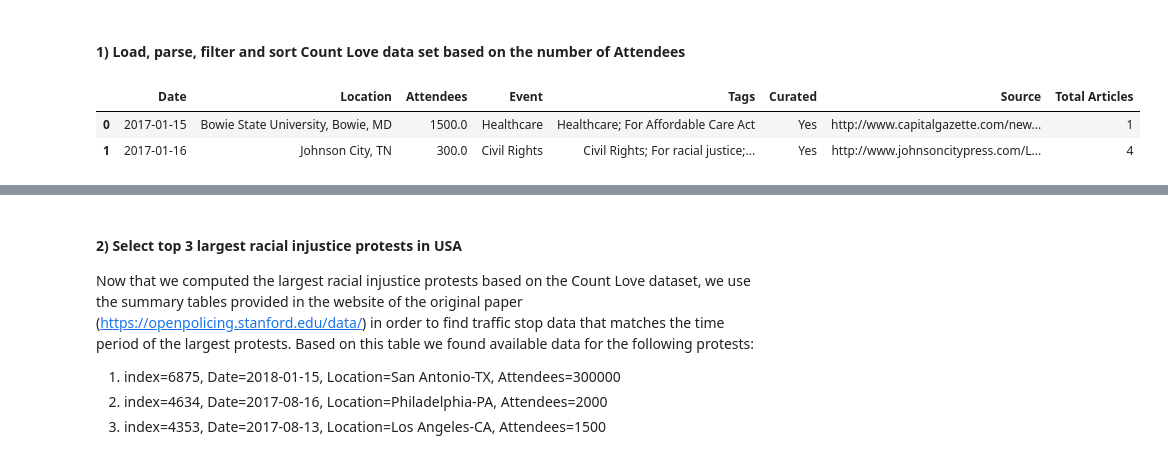
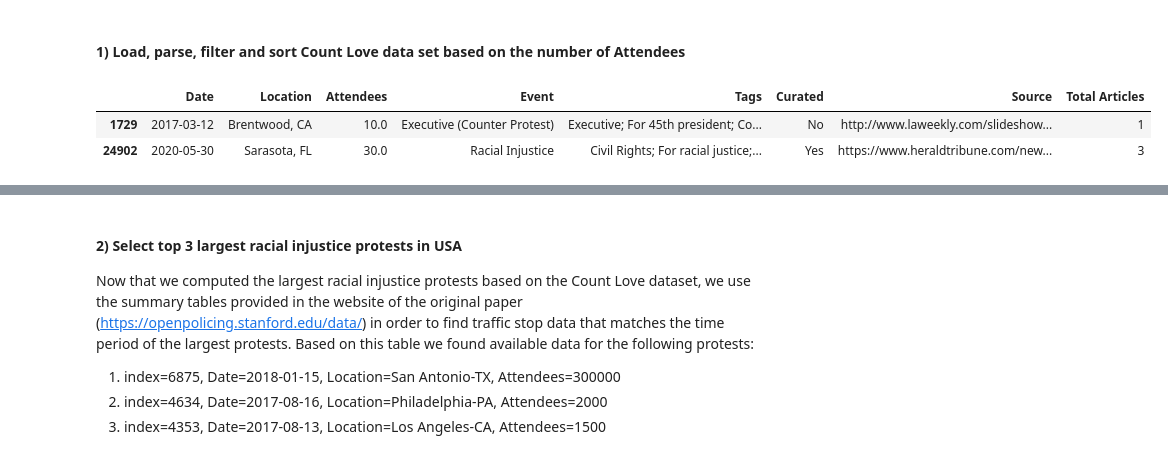
Before and after one commit to epfl-ada/ada-2020-project-milestone-p3-p3_three_musketeers, a Jupyter notebook: data_wranggling.ipynb, the cells around one changed output, grey strips where cells are left out. Cells and saved outputs as stored; diff of their text form; code cells hidden in the pictures.

```diff
--- a/data_wranggling.ipynb
+++ b/data_wranggling.ipynb
@@ -27,11 +33,11 @@ df_nash.to_csv('data/states/tn_nashville_2020_04_01.csv.zip', compression='gzip'
 #### 1) Load, parse, filter and sort Count Love data set based on the number of Attendees
 # %%
 df_protests = pd.read_csv('data/protests.csv')
-df_protests.head(2)
+df_protests.sample(2)
 # %% [output]
 |  | Date | Location | Attendees | Event | Tags | Curated | Source | Total Articles |
-| 0 | 2017-01-15 | Bowie State University, Bowie, MD | 1500.0 | Healthcare | Healthcare; For Affordable Care Act | Yes | http://www.capitalgazette.com/new... | 1 |
-| 1 | 2017-01-16 | Johnson City, TN | 300.0 | Civil Rights | Civil Rights; For racial justice;... | Yes | http://www.johnsoncitypress.com/L... | 4 |
+| 1729 | 2017-03-12 | Brentwood, CA | 10.0 | Executive (Counter Protest) | Executive; For 45th president; Co... | No | http://www.laweekly.com/slideshow... | 1 |
+| 24902 | 2020-05-30 | Sarasota, FL | 30.0 | Racial Injustice | Civil Rights; For racial justice;... | Yes | https://www.heraldtribune.com/new... | 3 |
 # %%
 # Filter racial injustice protests
 df_protests = df_protests[df_protests['Event'].str.contains('Racial Injustice')]
```
Also changed, not shown: parts of 20 cells of this notebook.
